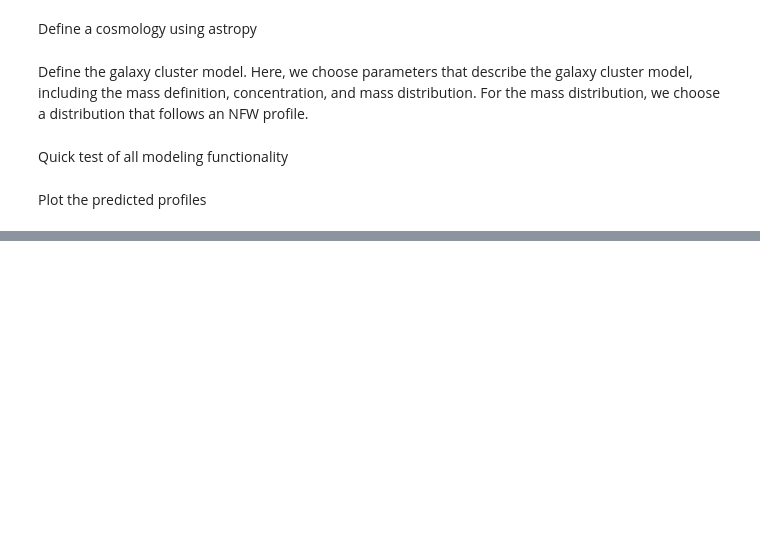
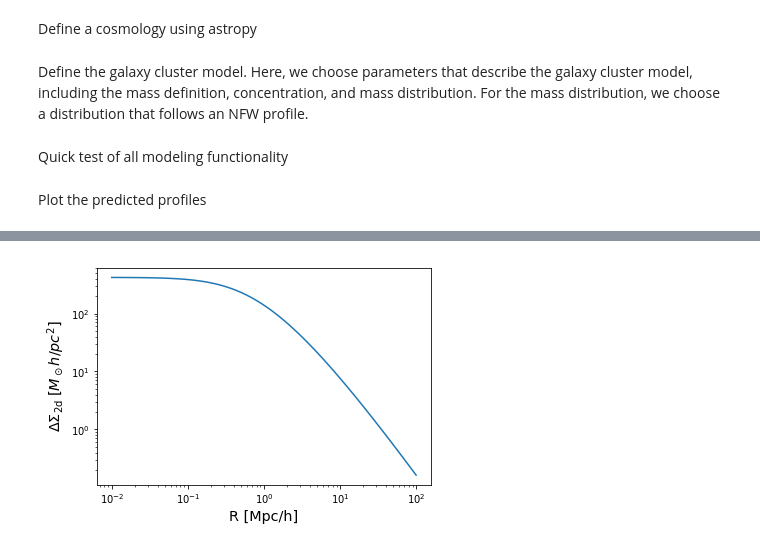
Before and after one commit to tguillemLSST/CLMM, a Jupyter notebook: examples/modeling_demo.ipynb, the cells around one changed output, grey strips where cells are left out. Drawn from its saved outputs; the diff is of its cells as text; code cells hidden in the pictures; blank space fills up the shorter version.

```diff
--- a/examples/modeling_demo.ipynb
+++ b/examples/modeling_demo.ipynb
@@ -75,4 +79,6 @@ plot_profile_proj(r_proj, Sigma, '$\\Sigma_{\\rm 2d}$')
 # %%
-plot_profile_proj(r_proj, DeltaSigma, '$\\Delta\\Sigma_{\\rm 2d}$')
+plot_profile_proj(r_proj, DeltaSigma, '$\\Delta\\Sigma_{\\rm 2d}\\; [M_\odot h/pc^2]$')
+# %% [output]
+[figure, added]
 # %%
 plot_profile_proj(r_proj, kappa, '$\\kappa$')
```
Also changed, not shown: parts of 7 cells of this notebook.
